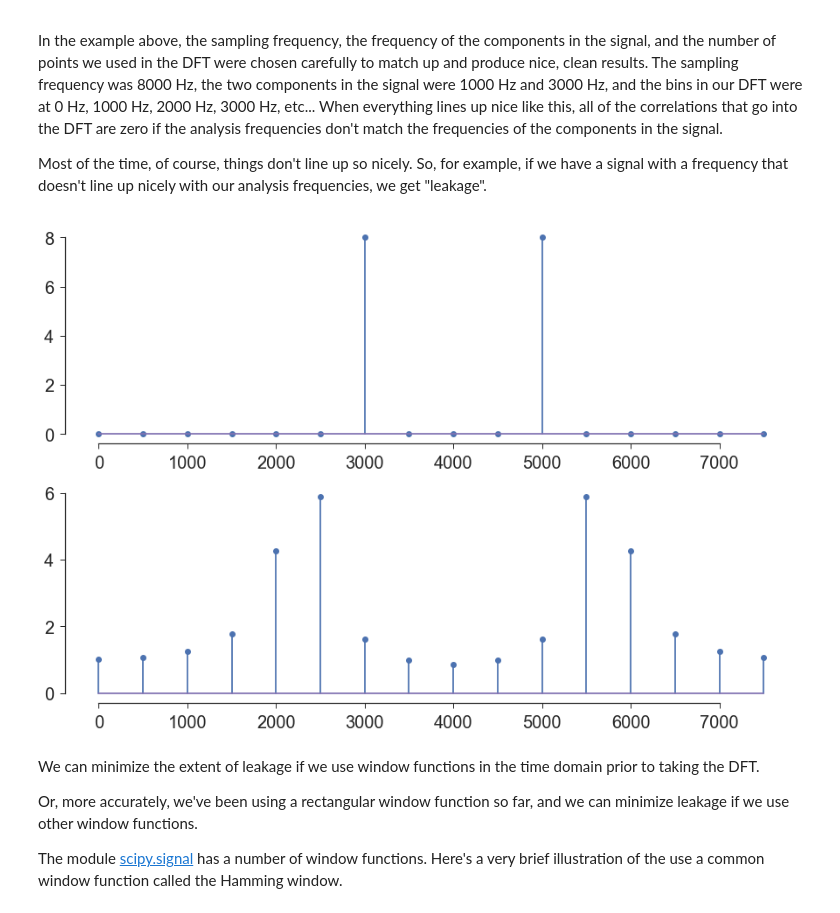
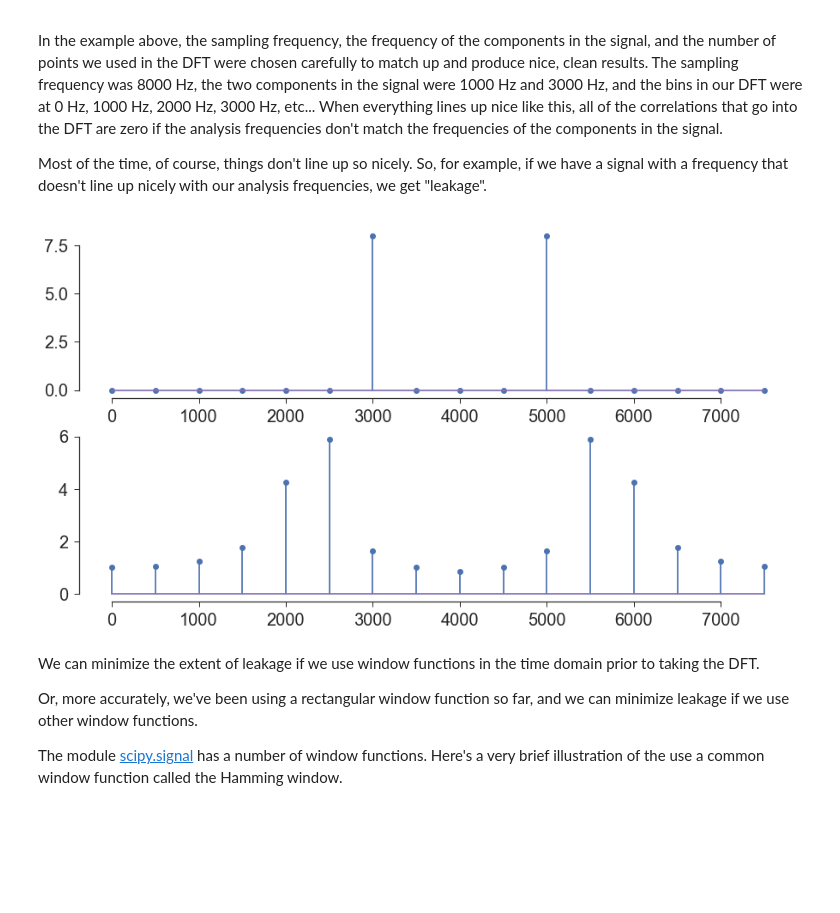
Before and after one commit to noahaskell/noahaskell.github.io, a Jupyter notebook: notebooks/programming_for_CSD/Programming for CSD w04.ipynb, the cells around one changed output. Saved outputs shown, nothing was run; the diff lists cells and outputs as text; code cells hidden in the pictures; blank space fills up the shorter version.

```diff
--- a/notebooks/programming_for_CSD/Programming for CSD w04.ipynb
+++ b/notebooks/programming_for_CSD/Programming for CSD w04.ipynb
@@ -583,22 +585,22 @@ Most of the time, of course, things don't line up so nicely. So, for example, if
 # %%
 # set parameters to illustrate leakage
 fs = 8000 # sampling frequency
 N = 16 # number of points
 td = np.linspace(0,N/fs,N,endpoint=False) # first N points of discrete time vector
 
 x1 = np.sin(2*np.pi*3000*td) # signal with "good" frequency
 X1 = fft(x1,N) # FFT of "good" signal
 
 x2 = np.sin(2*np.pi*2300*td) # signal with frequency that doesn't match up with FFT bins
 X2 = fft(x2,N) # FFT of "bad" signal
 
 # plot spectra; note use of arange() to create frequency vectors for plotting
-fig, axes = pl.subplots(2,1,figsize=(15,10)); ax1,ax2 = axes
+fig, axes = pl.subplots(2,1,figsize=(15,8)); ax1,ax2 = axes
 ax1.stem(np.arange(0,fs,fs/N),np.absolute(X1))
 ax2.stem(np.arange(0,fs,fs/N),np.absolute(X2))
 sb.despine(ax=ax1,trim=True); sb.despine(ax=ax2,trim=True)
 # %% [output]
-[figure, old version]
+[figure, new version]
 # %% [markdown]
 We can minimize the extent of leakage if we use window functions in the time domain prior to taking the DFT.
 
```
Also changed, not shown: parts of 12 cells of this notebook, 1 other file.
